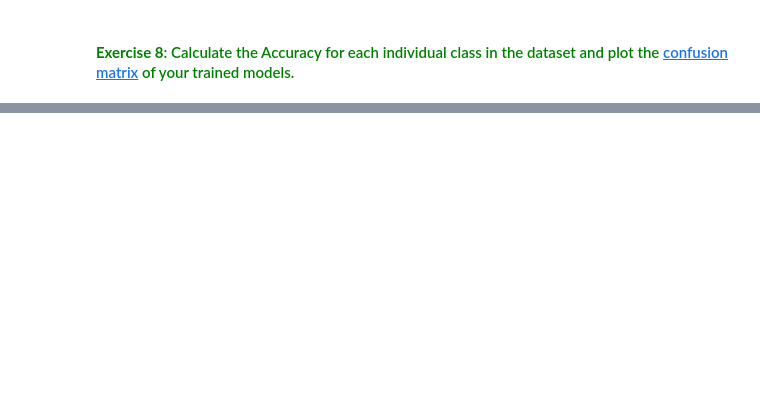
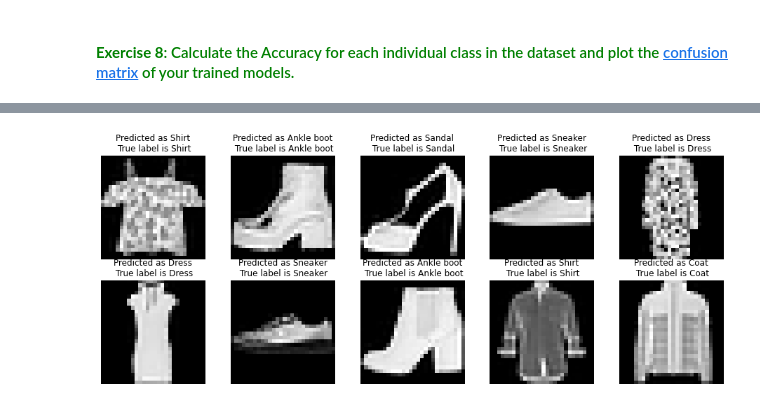
Before and after one commit to Neilus03/DEEP-LEARNING-2023, a Jupyter notebook: P4_MLP_for_Images_Neil.ipynb, the cells around one changed output, grey strips where cells are left out. Drawn from its saved outputs; the diff is of its cells as text; code cells hidden in the pictures; blank space fills up the shorter version.

```diff
--- a/P4_MLP_for_Images_Neil.ipynb
+++ b/P4_MLP_for_Images_Neil.ipynb
@@ -575,0 +585,17 @@ with torch.no_grad():
+# %%
+def get_predictions_and_labels(model, dataloader, device):
+    model.eval()  # Set the model to evaluation mode
+    all_preds = []
+    all_labels = []
+
+    with torch.no_grad():
+        for inputs, labels in dataloader:
+            inputs, labels = inputs.to(device), labels.to(device)
+            outputs = model(inputs)
+            _, preds = torch.max(outputs, 1)
+            all_preds.extend(preds.cpu().numpy())
+            all_labels.extend(labels.cpu().numpy())
+
+    return np.array(all_preds), np.array(all_labels)
+
+predictions, labels = get_predictions_and_labels(model_Adam, val_loader, device)
@@ -575,0 +636,20 @@ with torch.no_grad():
+# %%
+with torch.no_grad():
+
+    data, target = next(iter(val_loader))
+    data, target = data.to(device), target.to(device)
+
+    data = data.view(-1, 28*28)
+    output = model_Adam(data)
+    predictions = np.argmax(output.cpu().numpy(), axis=1).tolist()
+    true = target.cpu().numpy().tolist()
+
+    plt.figure(figsize=(16, 6))
+    for i in range(10):
+        plt.subplot(2, 5, i + 1)
+        image = data[i, ...].cpu().numpy().reshape((28,28))
+        plt.imshow(image, cmap="gray")
+        plt.axis('off')
+        plt.title('Predicted as {}\n True label is {}'.format(val_set.classes[predictions[i]], val_set.classes[true[i]], ))
+# %% [output]
+[figure, added]
```
Also changed, not shown: parts of 10 cells of this notebook.
